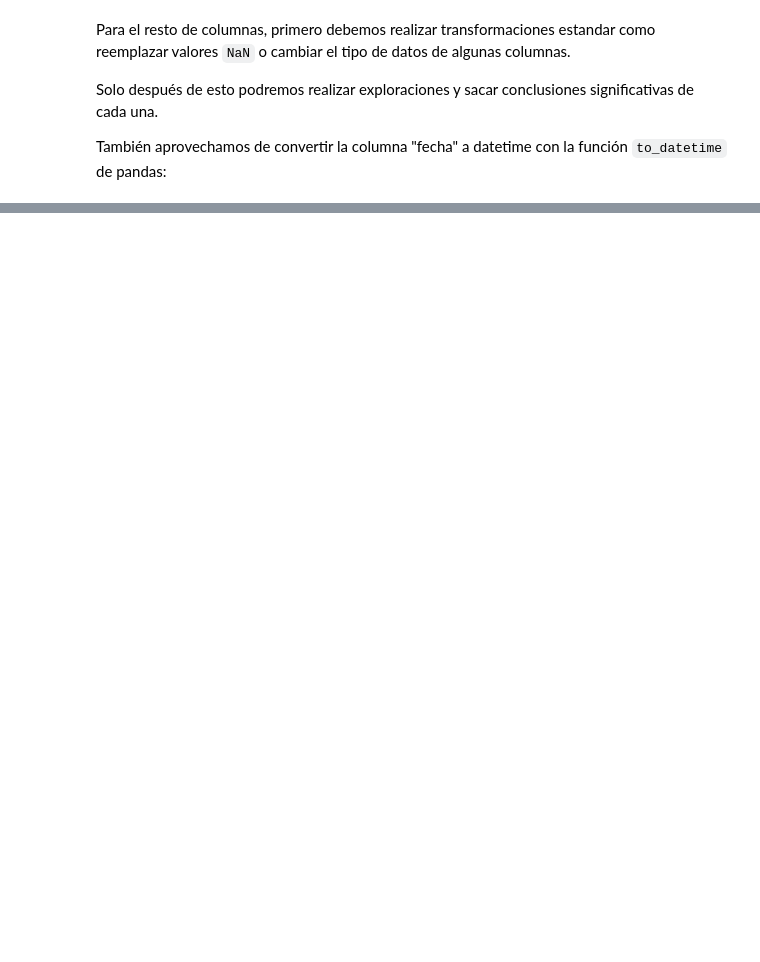
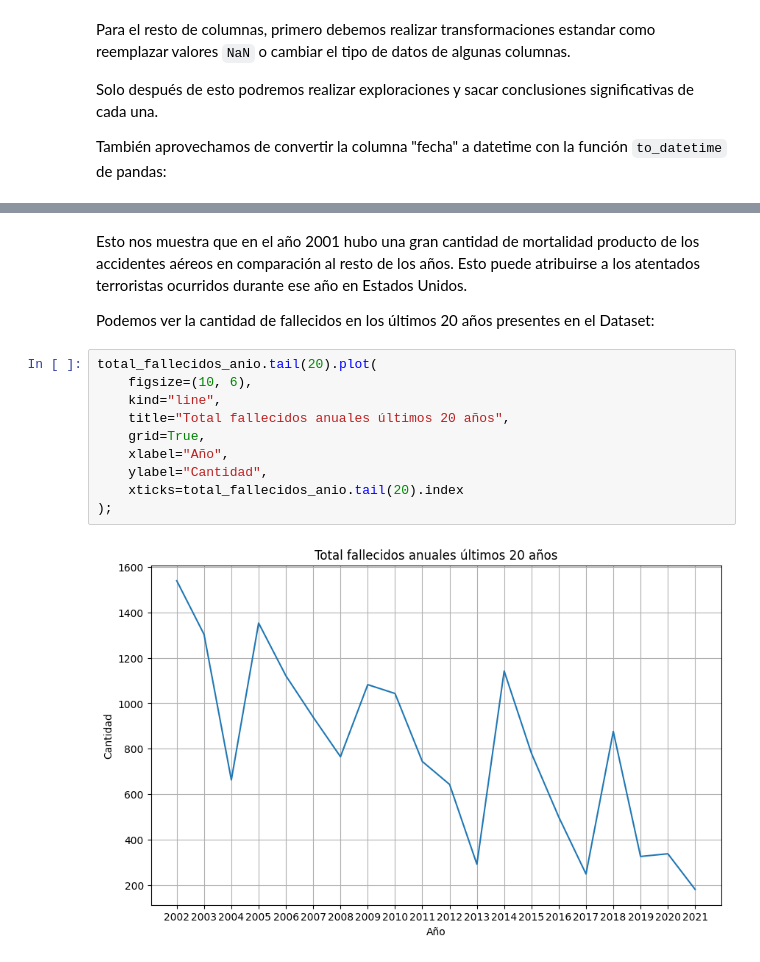
Before and after one commit to saeram00/PI-DA-HENRY, a Jupyter notebook: EDA/EDA.ipynb, the cells around one changed output, grey strips where cells are left out. Cells and saved outputs as stored; diff of their text form; blank space fills up the shorter version.

```diff
--- a/EDA/EDA.ipynb
+++ b/EDA/EDA.ipynb
@@ -293,0 +351,20 @@ None
+# %% [markdown]
+Esto nos muestra que en el año 2001 hubo una gran cantidad de mortalidad
+producto de los accidentes aéreos en comparación al resto de los años.
+Esto puede atribuirse a los atentados terroristas ocurridos durante ese
+año en Estados Unidos.
+
+Podemos ver la cantidad de fallecidos en los últimos 20 años
+presentes en el Dataset:
+# %%
+total_fallecidos_anio.tail(20).plot(
+    figsize=(10, 6),
+    kind="line",
+    title="Total fallecidos anuales últimos 20 años",
+    grid=True,
+    xlabel="Año",
+    ylabel="Cantidad",
+    xticks=total_fallecidos_anio.tail(20).index
+);
+# %% [output]
+[figure, added]
```
Also changed, not shown: parts of 14 cells of this notebook, 1 other file.
